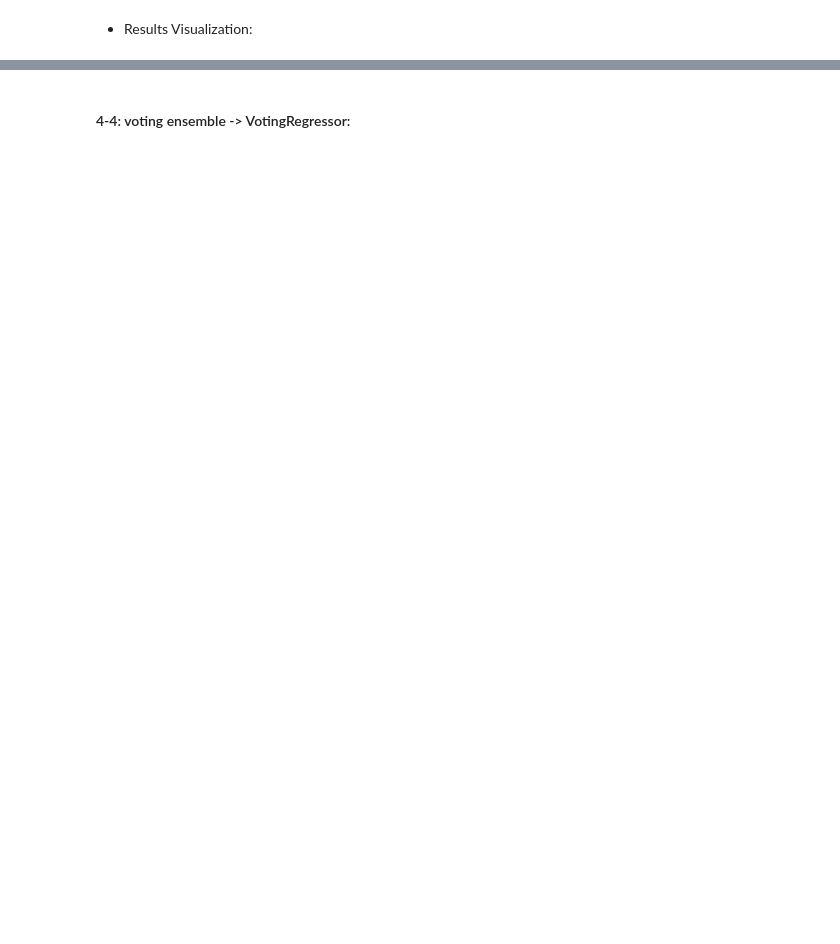
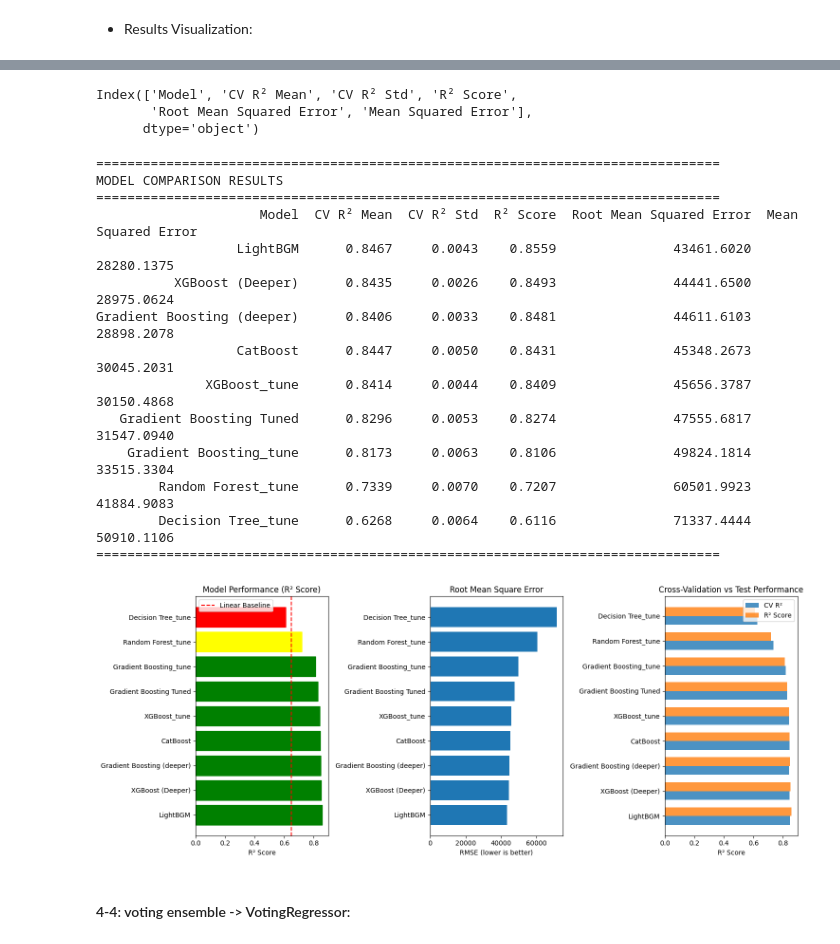
Before and after one commit to Maee127/Portfolio, a Jupyter notebook: Projects/house_price_prediction/training_notebook.ipynb, the cells around one changed output, grey strips where cells are left out. Drawn from its saved outputs; the diff is of its cells as text; code cells hidden in the pictures; blank space fills up the shorter version.

```diff
--- a/Projects/house _price _prediction/training_notebook.ipynb
+++ b/Projects/house_price_prediction/training_notebook.ipynb
@@ -1705,3 +1742,74 @@ df_test_params
+# %%
+results_tuned_df.columns
+# %% [output]
+Index(['Model', 'CV R² Mean', 'CV R² Std', 'R² Score',
+       'Root Mean Squared Error', 'Mean Squared Error'],
+      dtype='object')
+# %%
+
+# Print results
+print("\n" + "="*80)
+print("MODEL COMPARISON RESULTS")
+print("="*80)
+print(results_tuned_df.to_string(index=False, float_format=lambda x: '{:.4f}'.format(x)))
+print("="*80)
+
+# Visual comparison
+fig, axes = plt.subplots(1, 3, figsize=(15, 6))
+
+# 1. R² Comparison
+ax1 = axes[0]
+bars1 = ax1.barh(results_tuned_df['Model'], results_tuned_df['R² Score'])
+ax1.set_xlabel('R² Score')
+ax1.set_title('Model Performance (R² Score)')
+ax1.axvline(x=0.649, color='red', linestyle='--', label='Linear Baseline')
+ax1.legend()
+
+# Color bars
+for i, (bar, score) in enumerate(zip(bars1, results_tuned_df['R² Score'])):
+    if score > 0.75:
+        bar.set_color('green')
+    elif score > 0.65:
+        bar.set_color('yellow')
+    else:
+        bar.set_color('red')
+
+# 2. RMSE Comparison
+ax2 = axes[1]
+bars2 = ax2.barh(results_tuned_df['Model'], results_tuned_df['Root Mean Squared Error'])
+ax2.set_xlabel('RMSE (lower is better)')
+ax2.set_title('Root Mean Square Error')
+
+# 3. CV R² vs Test R²
+ax3 = axes[2]
+x = range(len(results_tuned_df))
+width = 0.35
+ax3.barh([i - width/2 for i in x], results_tuned_df['CV R² Mean'], width, label='CV R²', alpha=0.8)
+ax3.barh([i + width/2 for i in x], results_tuned_df['R² Score'], width, label='R² Score', alpha=0.8)
+ax3.set_yticks(x)
+ax3.set_yticklabels(results_tuned_df['Model'])
+ax3.set_xlabel('R² Score')
+ax3.set_title('Cross-Validation vs Test Performance')
+ax3.legend()
+
+plt.tight_layout()
+plt.show()
+# %% [output]
+================================================================================
+MODEL COMPARISON RESULTS
+================================================================================
+                     Model  CV R² Mean  CV R² Std  R² Score  Root Mean Squared Error  Mean Squared Error
+                  LightBGM      0.8467     0.0043    0.8559               43461.6020          28280.1375
+          XGBoost (Deeper)      0.8435     0.0026    0.8493               44441.6500          28975.0624
+Gradient Boosting (deeper)      0.8406     0.0033    0.8481               44611.6103          28898.2078
+                  CatBoost      0.8447     0.0050    0.8431               45348.2673          30045.2031
+              XGBoost_tune      0.8414     0.0044    0.8409               45656.3787          30150.4868
+   Gradient Boosting Tuned      0.8296     0.0053    0.8274               47555.6817          31547.0940
+    Gradient Boosting_tune      0.8173     0.0063    0.8106               49824.1814          33515.3304
+        Random Forest_tune      0.7339     0.0070    0.7207               60501.9923          41884.9083
+        Decision Tree_tune      0.6268     0.0064    0.6116               71337.4444          50910.1106
+================================================================================
+[figure, added]
 # %% [markdown]
 #### 4-4: voting ensemble -> VotingRegressor:
 # %%
```
Also changed, not shown: parts of 48 cells of this notebook, 23 other files.
